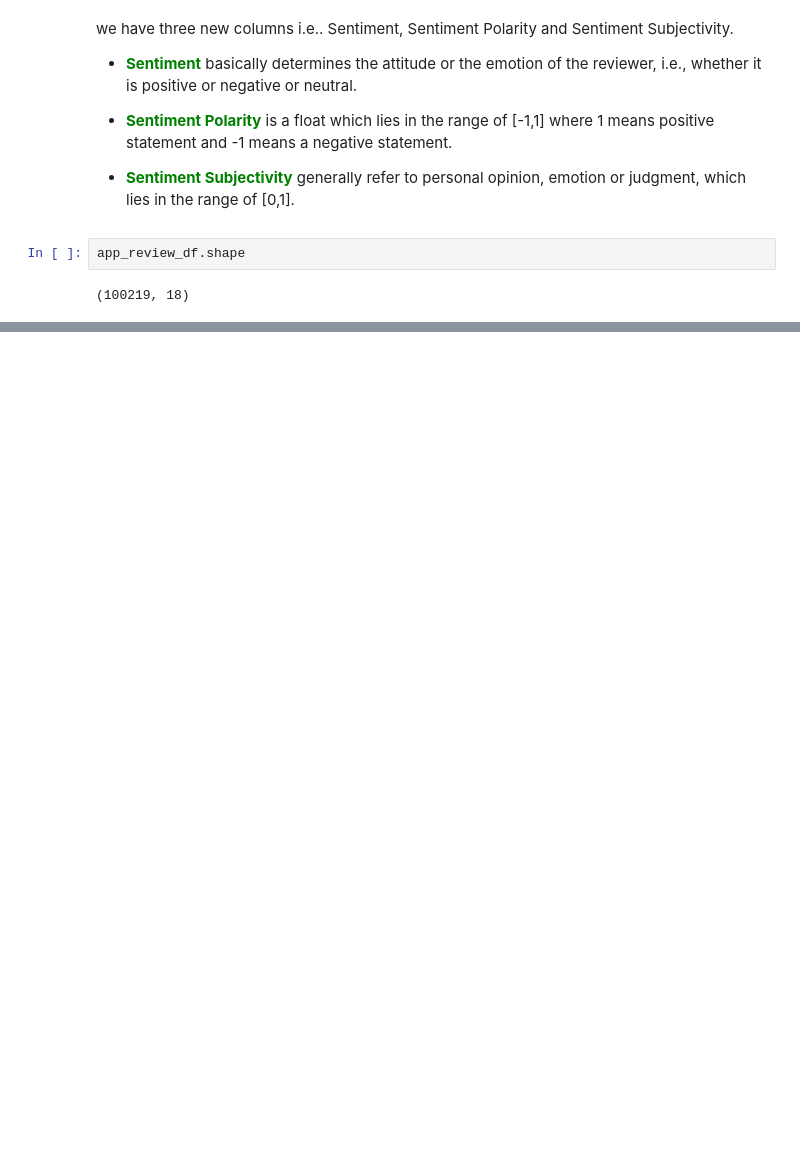
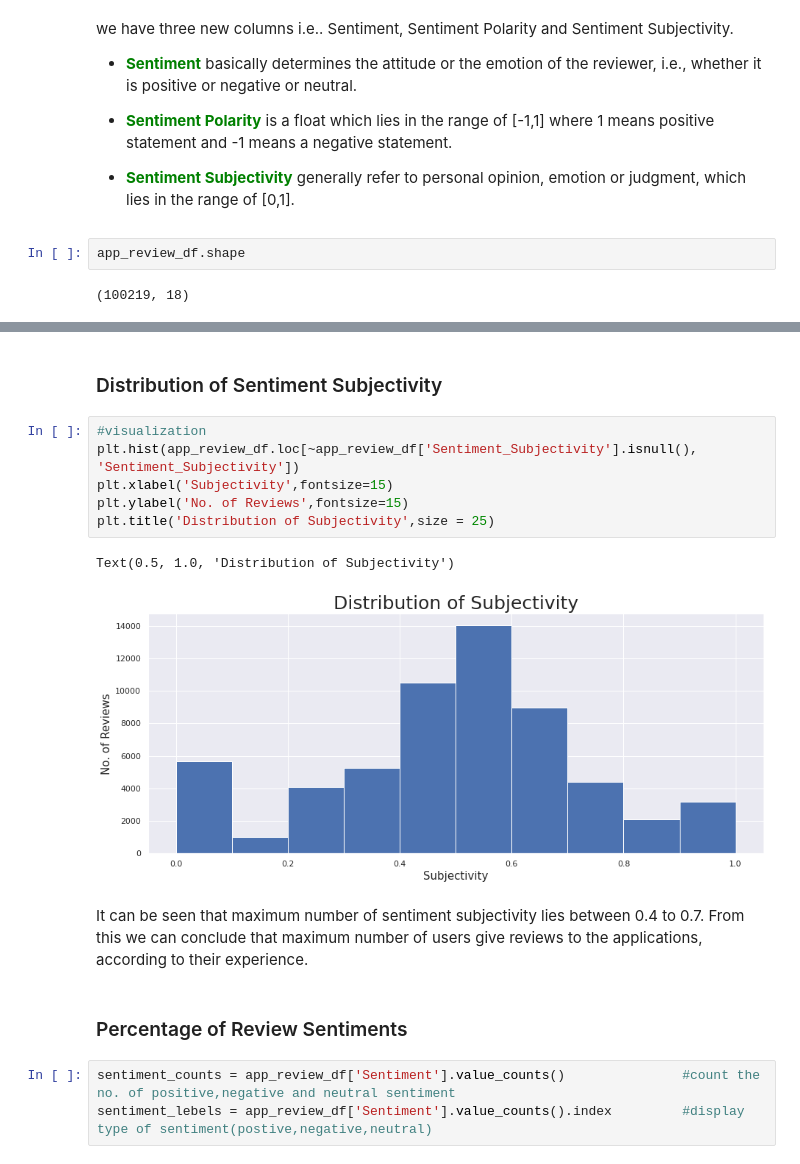
Before and after one commit to victorious07/Play-Store-App-Review-Analysis, a Jupyter notebook: Play_Store_App_Review_Analysis_Capstone_Project.ipynb, the cells around one changed output, grey strips where cells are left out. Cells and saved outputs as stored; diff of their text form; blank space fills up the shorter version.

```diff
--- a/Play_Store_App_Review_Analysis_Capstone_Project.ipynb
+++ b/Play_Store_App_Review_Analysis_Capstone_Project.ipynb
@@ -1020,0 +1043,18 @@ app_review_df.shape
+# %% [markdown]
+### Distribution of Sentiment Subjectivity
+# %%
+#visualization
+plt.hist(app_review_df.loc[~app_review_df['Sentiment_Subjectivity'].isnull(), 'Sentiment_Subjectivity'])
+plt.xlabel('Subjectivity',fontsize=15)
+plt.ylabel('No. of Reviews',fontsize=15)
+plt.title('Distribution of Subjectivity',size = 25)
+# %% [output]
+Text(0.5, 1.0, 'Distribution of Subjectivity')
+[figure, added]
+# %% [markdown]
+It can be seen that maximum number of sentiment subjectivity lies between 0.4 to 0.7. From this we can conclude that maximum number of users give reviews to the applications, according to their experience.
+# %% [markdown]
+### Percentage of Review Sentiments
+# %%
+sentiment_counts = app_review_df['Sentiment'].value_counts()               #count the no. of positive,negative and neutral sentiment
+sentiment_lebels = app_review_df['Sentiment'].value_counts().index         #display type of sentiment(postive,negative,neutral)
```
Also changed, not shown: parts of 9 cells of this notebook.
